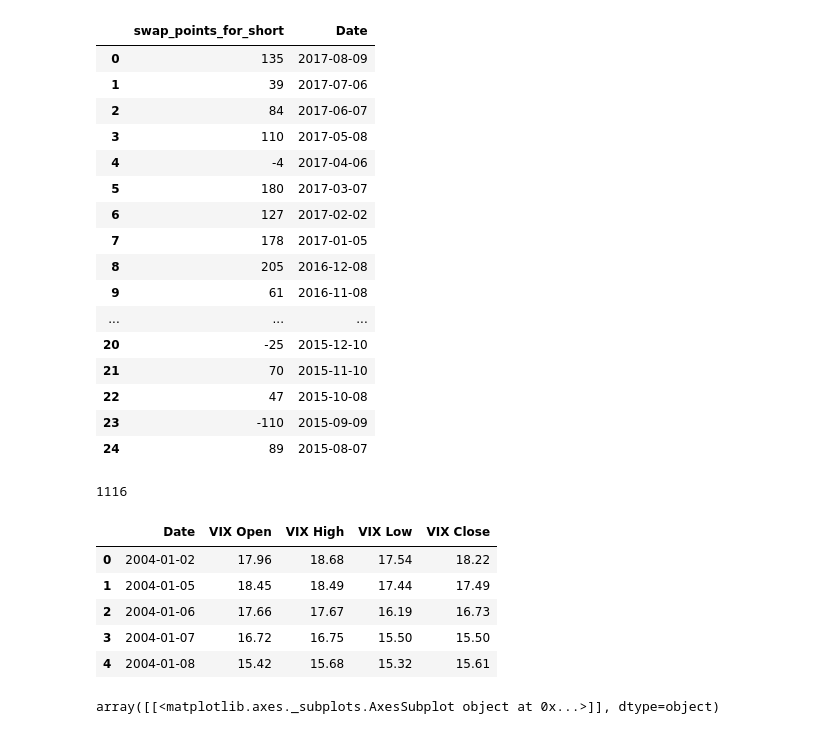
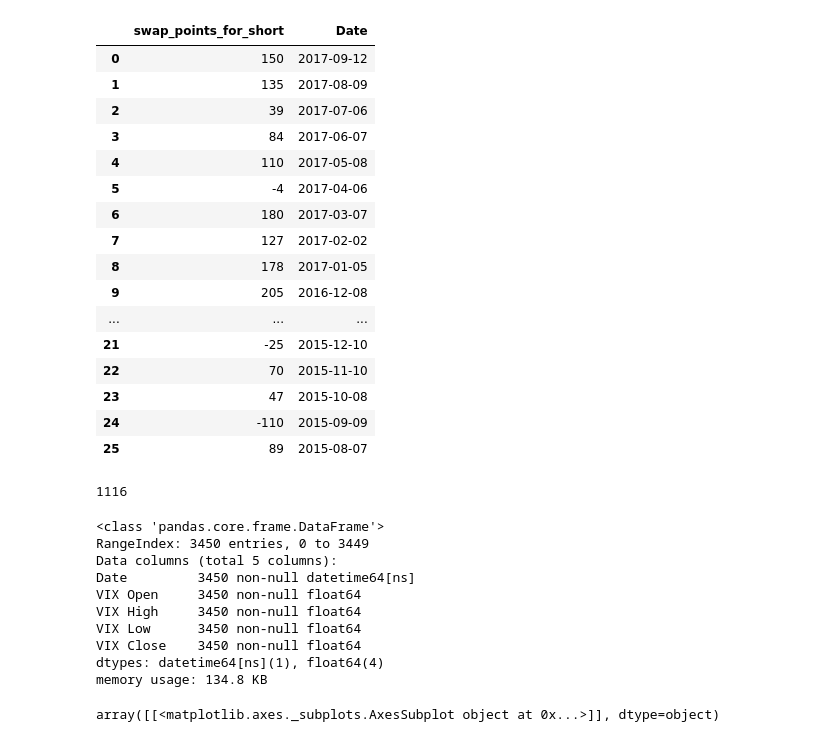
Before and after one commit to rafaljank/pythonstuff, a Jupyter notebook: Untitled.ipynb, the cells around one changed output. Saved outputs shown, nothing was run; the diff lists cells and outputs as text; code cells hidden in the pictures.

```diff
--- a/Untitled.ipynb
+++ b/Untitled.ipynb
@@ -37,31 +37,31 @@ https://www.xtb.com/pl/aktualno%C5%9Bci?page=89
 VOLX, -89 swap points for long position; 89
 # %%
 swaps=pd.DataFrame(columns=["data",'swap_points_for_short'])
-swaps['swap_points_for_short']=[135,39,84,110,-4,180,127,178,205,61,113,252,249,198,35,235,180,100,6,-55,-25,70,47,-110,89]
-swaps['data']=['20170809','20170706','20170607','20170508','20170406',
+swaps['swap_points_for_short']=[150,135,39,84,110,-4,180,127,178,205,61,113,252,249,198,35,235,180,100,6,-55,-25,70,47,-110,89]
+swaps['data']=['20170912','20170809','20170706','20170607','20170508','20170406',
               '20170307','20170202','20170105','20161208','20161108',
                '20161011','20160908','20160810','20160713','20160614','20160511','20160406','20160302','20160203'
               ,'20160107','20151210','20151110','20151008','20150909','20150807']
 swaps['Date']=swaps['data'].apply(lambda x: dt.strptime(x,'%Y%m%d'))
 swaps.drop('data',axis=1)
 # %% [output]
 |  | swap_points_for_short | Date |
-| 0 | 135 | 2017-08-09 |
-| 1 | 39 | 2017-07-06 |
-| 2 | 84 | 2017-06-07 |
-| 3 | 110 | 2017-05-08 |
-| 4 | -4 | 2017-04-06 |
-| 5 | 180 | 2017-03-07 |
-| 6 | 127 | 2017-02-02 |
-| 7 | 178 | 2017-01-05 |
-| 8 | 205 | 2016-12-08 |
-| 9 | 61 | 2016-11-08 |
+| 0 | 150 | 2017-09-12 |
+| 1 | 135 | 2017-08-09 |
+| 2 | 39 | 2017-07-06 |
+| 3 | 84 | 2017-06-07 |
+| 4 | 110 | 2017-05-08 |
+| 5 | -4 | 2017-04-06 |
+| 6 | 180 | 2017-03-07 |
+| 7 | 127 | 2017-02-02 |
+| 8 | 178 | 2017-01-05 |
+| 9 | 205 | 2016-12-08 |
 | ... | ... | ... |
-| 20 | -25 | 2015-12-10 |
-| 21 | 70 | 2015-11-10 |
-| 22 | 47 | 2015-10-08 |
-| 23 | -110 | 2015-09-09 |
-| 24 | 89 | 2015-08-07 |
+| 21 | -25 | 2015-12-10 |
+| 22 | 70 | 2015-11-10 |
+| 23 | 47 | 2015-10-08 |
+| 24 | -110 | 2015-09-09 |
+| 25 | 89 | 2015-08-07 |
 # %%
 #swaps[(swaps['Date']>dt.strptime('20160830','%Y%m%d')) & (swaps['Date']<dt.strptime('20170130','%Y%m%d'))]['swap_points_for_short'].sum()
 def sumswaps(begin,end):
@@ -85,14 +85,18 @@ print(sumswaps('20160830','20170330'))
 # %%
 vixdata=pd.read_csv('http://www.cboe.com/publish/scheduledtask/mktdata/datahouse/vixcurrent.csv',skiprows=1)
 vixdata['Date']=vixdata['Date'].apply(lambda x:dt.strptime(x,'%m/%d/%Y'))
-vixdata.head(5)
+vixdata.info()
 # %% [output]
-|  | Date | VIX Open | VIX High | VIX Low | VIX Close |
-| 0 | 2004-01-02 | 17.96 | 18.68 | 17.54 | 18.22 |
-| 1 | 2004-01-05 | 18.45 | 18.49 | 17.44 | 17.49 |
-| 2 | 2004-01-06 | 17.66 | 17.67 | 16.19 | 16.73 |
-| 3 | 2004-01-07 | 16.72 | 16.75 | 15.50 | 15.50 |
-| 4 | 2004-01-08 | 15.42 | 15.68 | 15.32 | 15.61 |
+<class 'pandas.core.frame.DataFrame'>
+RangeIndex: 3450 entries, 0 to 3449
+Data columns (total 5 columns):
+Date         3450 non-null datetime64[ns]
+VIX Open     3450 non-null float64
+VIX High     3450 non-null float64
+VIX Low      3450 non-null float64
+VIX Close    3450 non-null float64
+dtypes: datetime64[ns](1), float64(4)
+memory usage: 134.8 KB
 # %%
 vixdata.hist(column='VIX Close',bins=50)
 # %% [output]
```
Also changed, not shown: parts of 3 cells of this notebook.
